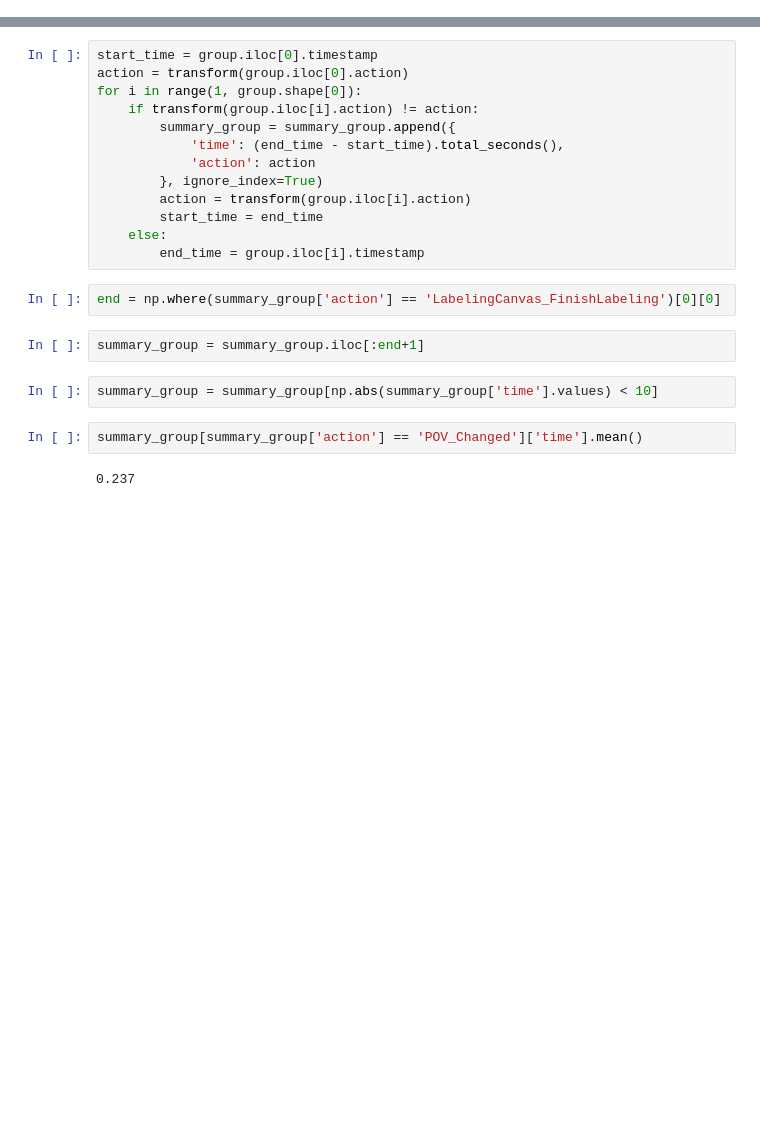
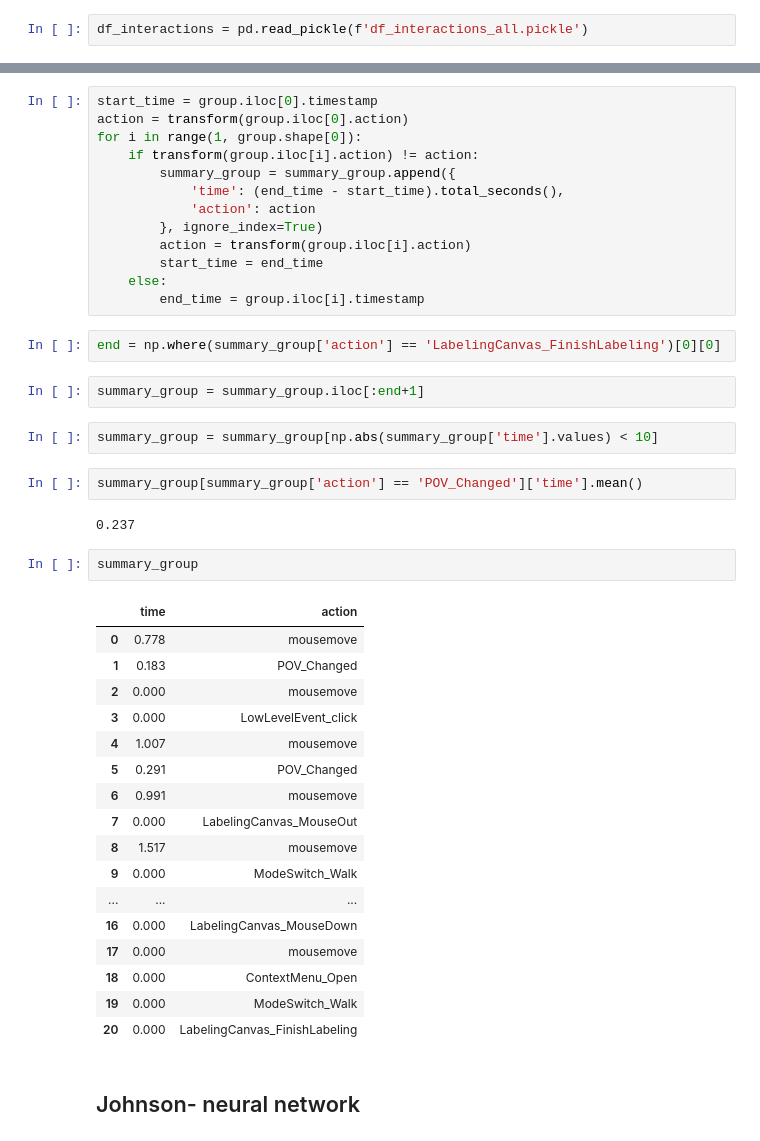
Before and after one commit to ProjectSidewalk/sidewalk-quality-analysis, a Jupyter notebook: label-quality-neil.ipynb, the cells around one changed output, grey strips where cells are left out. Saved outputs shown, nothing was run; the diff lists cells and outputs as text; blank space fills up the shorter version.

```diff
--- a/label-quality-neil.ipynb
+++ b/label-quality-neil.ipynb
@@ -31 +48,3 @@ df_interactions.rename(columns = {'ml-interactions.csv':'timestamp'}, inplace =
+# %%
+df_interactions = pd.read_pickle(f'df_interactions_all.pickle')
 # %%
@@ -412,3 +471,25 @@ summary_group = summary_group[np.abs(summary_group['time'].values) < 10]
 summary_group[summary_group['action'] == 'POV_Changed']['time'].mean()
 # %% [output]
 0.237
+# %%
+summary_group
+# %% [output]
+|  | time | action |
+| 0 | 0.778 | mousemove |
+| 1 | 0.183 | POV_Changed |
+| 2 | 0.000 | mousemove |
+| 3 | 0.000 | LowLevelEvent_click |
+| 4 | 1.007 | mousemove |
+| 5 | 0.291 | POV_Changed |
+| 6 | 0.991 | mousemove |
+| 7 | 0.000 | LabelingCanvas_MouseOut |
+| 8 | 1.517 | mousemove |
+| 9 | 0.000 | ModeSwitch_Walk |
+| ... | ... | ... |
+| 16 | 0.000 | LabelingCanvas_MouseDown |
+| 17 | 0.000 | mousemove |
+| 18 | 0.000 | ContextMenu_Open |
+| 19 | 0.000 | ModeSwitch_Walk |
+| 20 | 0.000 | LabelingCanvas_FinishLabeling |
+# %% [markdown]
+## Johnson- neural network
```
Also changed, not shown: parts of 33 cells of this notebook.
